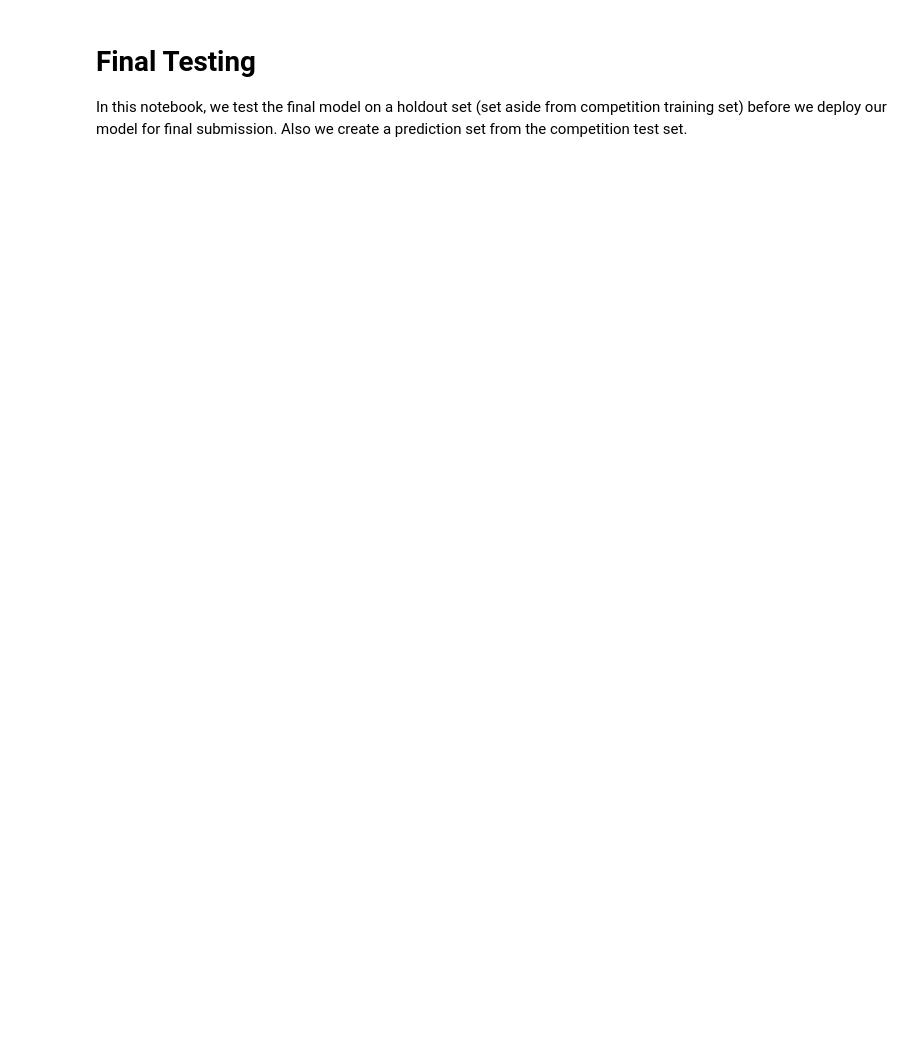
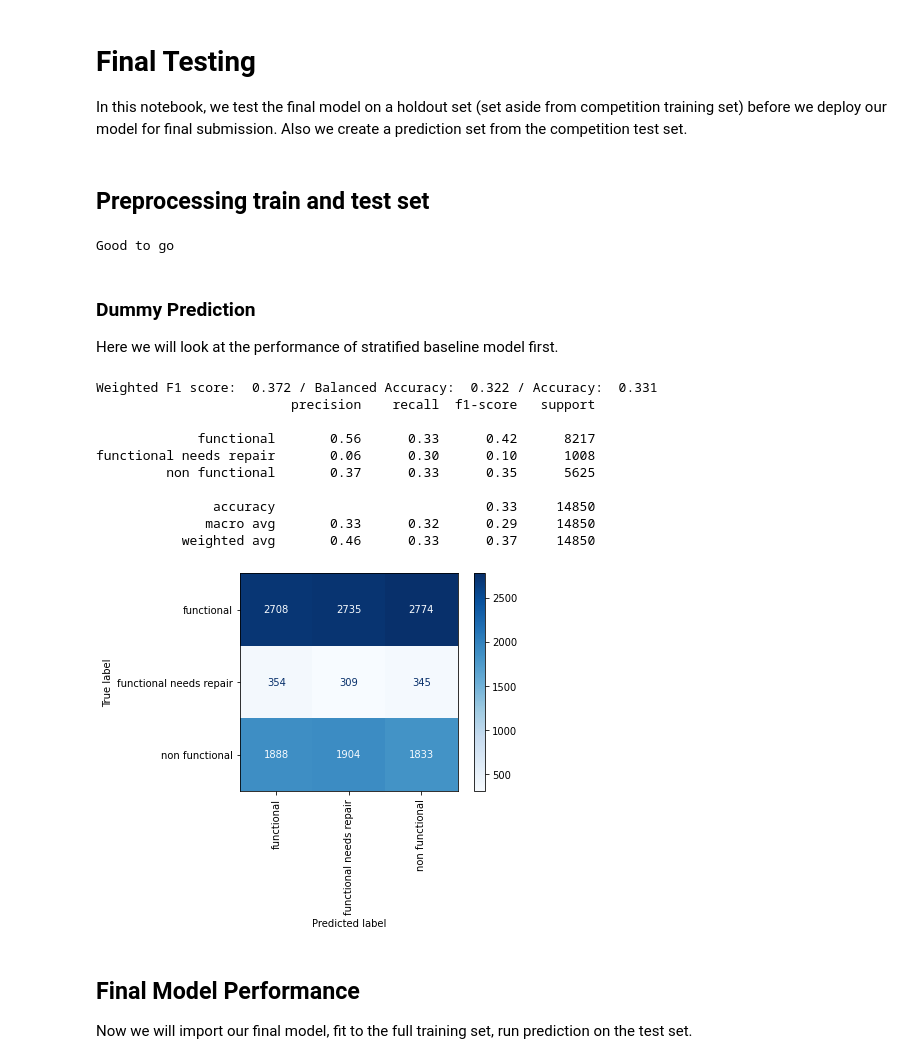
Before and after one commit to stereopickle/Tanzanian_water_pump_classificationn, a Jupyter notebook: 040.Final_Testing.ipynb, the cells around one changed output. Cells and saved outputs as stored; diff of their text form; code cells hidden in the pictures; blank space fills up the shorter version.

Commit message:
including final testing code

```diff
--- a/040.Final_Testing.ipynb
+++ b/040.Final_Testing.ipynb
@@ -11,8 +12,11 @@ from sklearn.metrics import f1_score, balanced_accuracy_score, plot_confusion_ma
 # %%
 # import holdout test set
 X_train = pd.read_pickle('PKL/X_train.pkl')
+y_train = pd.read_pickle('PKL/y_train.pkl')
 X_test = pd.read_pickle('PKL/X_test.pkl')
 y_test = pd.read_pickle('PKL/y_test.pkl')
+# %% [markdown]
+## Preprocessing train and test set
 # %%
 # one-hot-encoding and standardization (if final model is KNN)
 X_train_ohe = pd.get_dummies(X_train)
@@ -24,5 +28,52 @@ if X_train_ohe.shape[1] != X_test_ohe.shape[1]:
     print([x for x in X_test_ohe.columns if x not in X_train_ohe.columns])
 else:
     print ('Good to go')
+
+# Resample training set
+from imblearn.over_sampling import SMOTE
+smote = SMOTE()
+X_train_res, y_train_res = smote.fit_sample(X_train_ohe, y_train)
+
+# Standardizing training and testing set
+from sklearn.preprocessing import StandardScaler
+
+scale = StandardScaler()
+X_train_scaled = scale.fit_transform(X_train_res)
+X_test_scaled = scale.transform(X_test_ohe)
+# %% [output]
+Good to go
+# %% [markdown]
+### Dummy Prediction
+Here we will look at the performance of stratified baseline model first.
+# %%
+from sklearn.dummy import DummyClassifier
+dummyc = DummyClassifier(strategy = 'stratified') # using the default stratified strategy
+dummyc.fit(X_train_scaled, y_train_res)
+y_pred = dummyc.predict(X_test_scaled)
+
+f1_test = round(f1_score(y_test, y_pred, average = 'weighted'), 3)
+acc_test = round(balanced_accuracy_score(y_test, y_pred), 3)
+accuracy = round(accuracy_score(y_test, y_pred), 3)
+
+print('Weighted F1 score: ', f1_test, '/ Balanced Accuracy: ', acc_test, '/ Accuracy: ', accuracy)
+
+plot_confusion_matrix(dummyc, X_test_scaled, y_test, xticks_rotation = 'vertical', cmap = plt.cm.Blues)
+
+print(classification_report(y_test, y_pred))
+# %% [output]
+Weighted F1 score:  0.372 / Balanced Accuracy:  0.322 / Accuracy:  0.331
+                         precision    recall  f1-score   support
+
+             functional       0.56      0.33      0.42      8217
+functional needs repair       0.06      0.30      0.10      1008
+         non functional       0.37      0.33      0.35      5625
+
+               accuracy                           0.33     14850
+              macro avg       0.33      0.32      0.29     14850
+           weighted avg       0.46      0.33      0.37     14850
+[figure, added]
+# %% [markdown]
+## Final Model Performance
+Now we will import our final model, fit to the full training set, run prediction on the test set.
 # %%
 # import model
```
Also changed, not shown: parts of 8 cells of this notebook.
